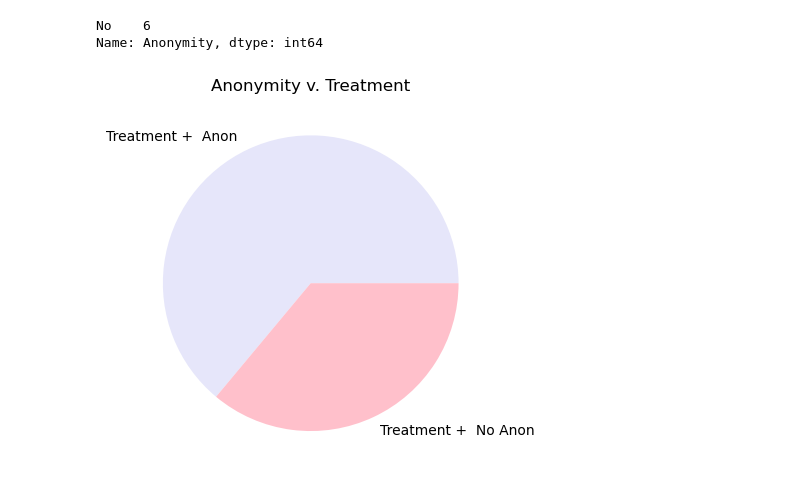
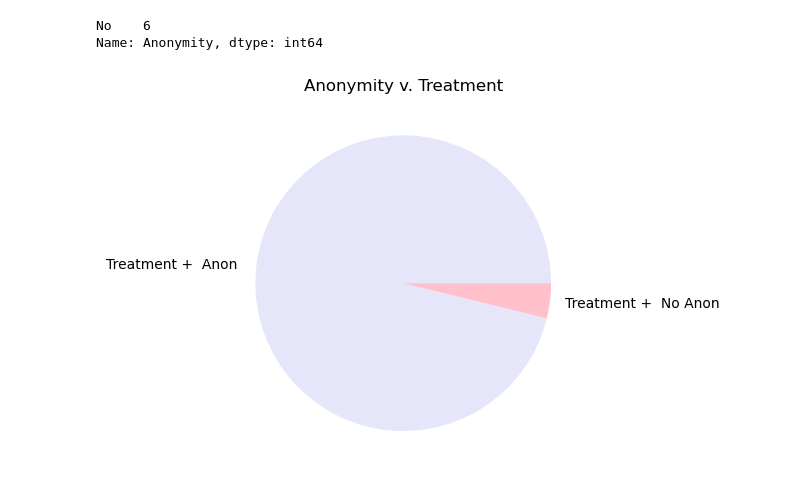
Before and after one commit to stephanieesamperio/Project3, a Jupyter notebook: Stephanie.ipynb, the cells around one changed output. Cells and saved outputs as stored; diff of their text form; code cells hidden in the pictures.

```diff
--- a/Stephanie.ipynb
+++ b/Stephanie.ipynb
@@ -196,15 +181,15 @@ Name: Anonymity, dtype: int64
 # %%
 #create pie chart
 
 q2_piechart= [151, 6]
 mylabels = [ "Treatment +  Anon ", "Treatment +  No Anon"]
 mcolors = ["lavender","pink"]
 
 
-plt.pie(q1_piechart, labels = mylabels, colors = mcolors )
+plt.pie(q2_piechart, labels = mylabels, colors = mcolors )
 plt.title("Anonymity v. Treatment")
 
 plt.savefig('Resources/anonymity_treatment.png',bbox_inches = 'tight')
 #plt.show()
 # %% [output]
-[figure, old version]
+[figure, new version]
```
Also changed, not shown: parts of 3 cells of this notebook, 2 other files.
